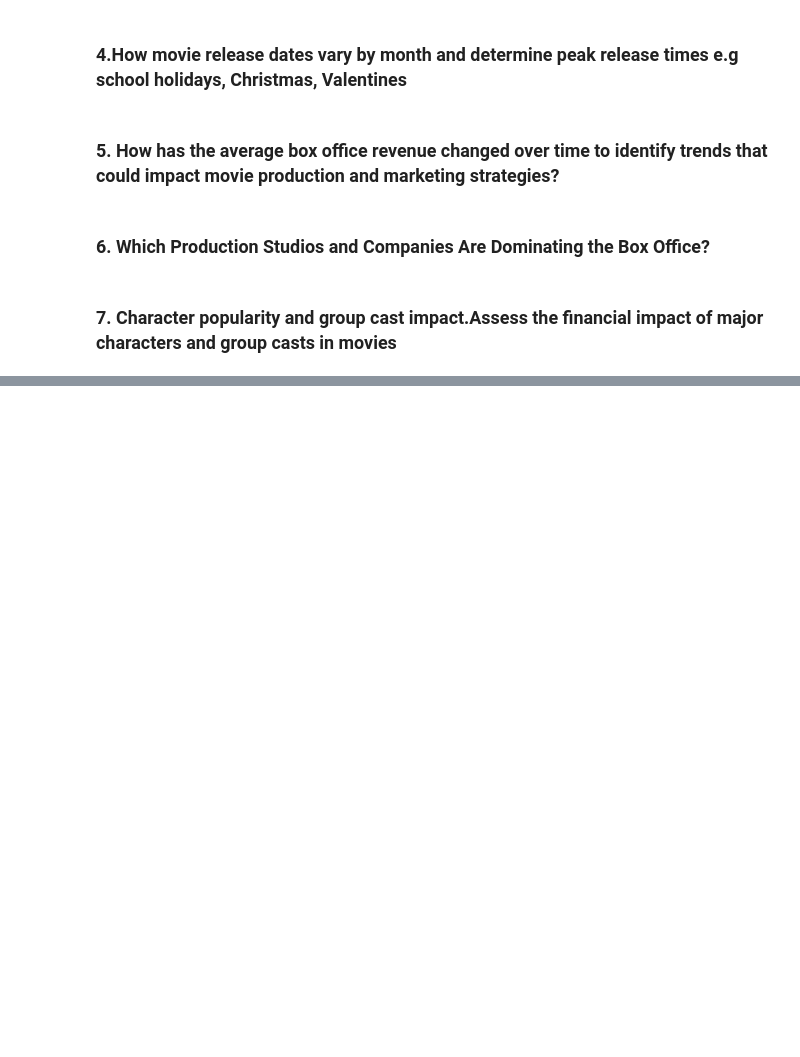
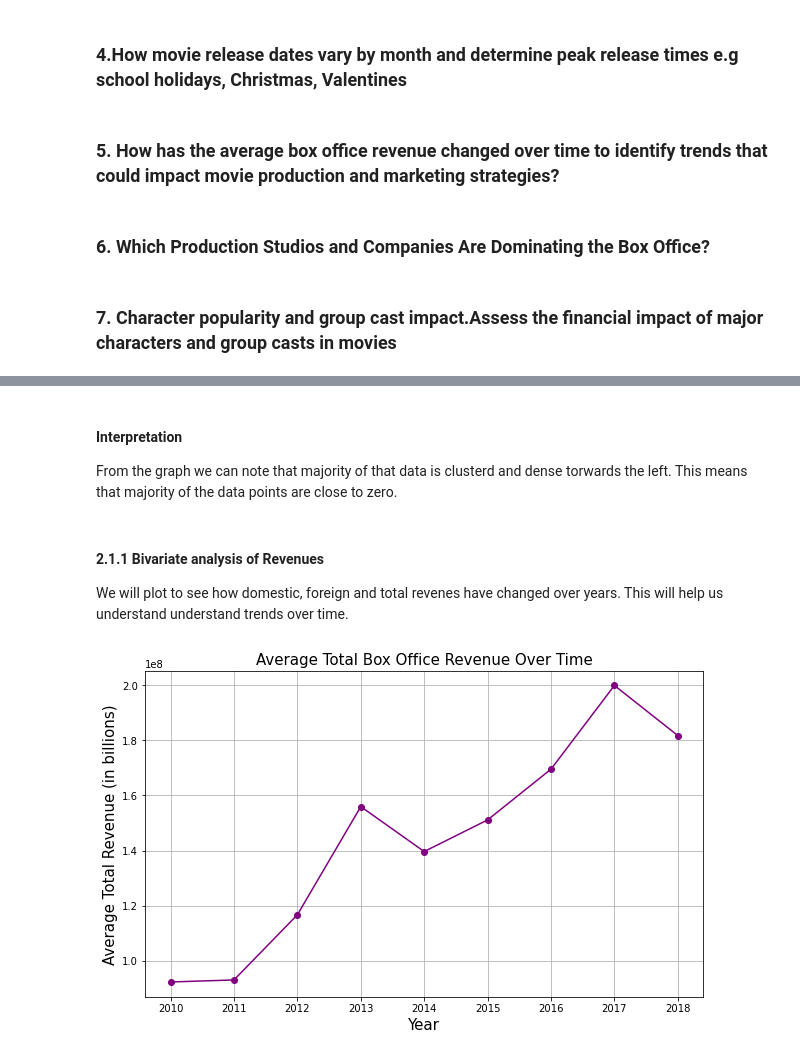
Before and after one commit to vnelima/Phase-2-Movie-project--Group-9, a Jupyter notebook: Student.ipynb, the cells around one changed output, grey strips where cells are left out. Drawn from its saved outputs; the diff is of its cells as text; code cells hidden in the pictures; blank space fills up the shorter version.

```diff
--- a/Student.ipynb
+++ b/Student.ipynb
@@ -23,0 +229,20 @@ Our project will explore the major successful films in the industry today and ex
+# %% [markdown]
+#### Interpretation
+From the graph we can note that majority of that data is clusterd and dense torwards the left. This means that majority of the data points are close to zero.
+# %% [markdown]
+#### 2.1.1 Bivariate analysis of Revenues
+We will plot to see how domestic, foreign and total revenes have changed over years. This will help us understand understand trends over time.
+# %%
+# plot a line graph of average revenues againast time
+
+plt.figure(figsize=(10,6))
+avg_revenue_by_year = df_clean.groupby('year')['Total_Revenue'].mean() # data grouped by year and average calculated
+
+avg_revenue_by_year.plot(kind='line', marker='o', color='purple')
+plt.title('Average Total Box Office Revenue Over Time', fontsize = 15)
+plt.xlabel('Year', fontsize=15)
+plt.ylabel('Average Total Revenue (in billions)', fontsize=15)
+plt.grid(True)
+plt.show()
+# %% [output]
+[figure, added]
```
Also changed, not shown: parts of 48 cells of this notebook, 2 other files.
